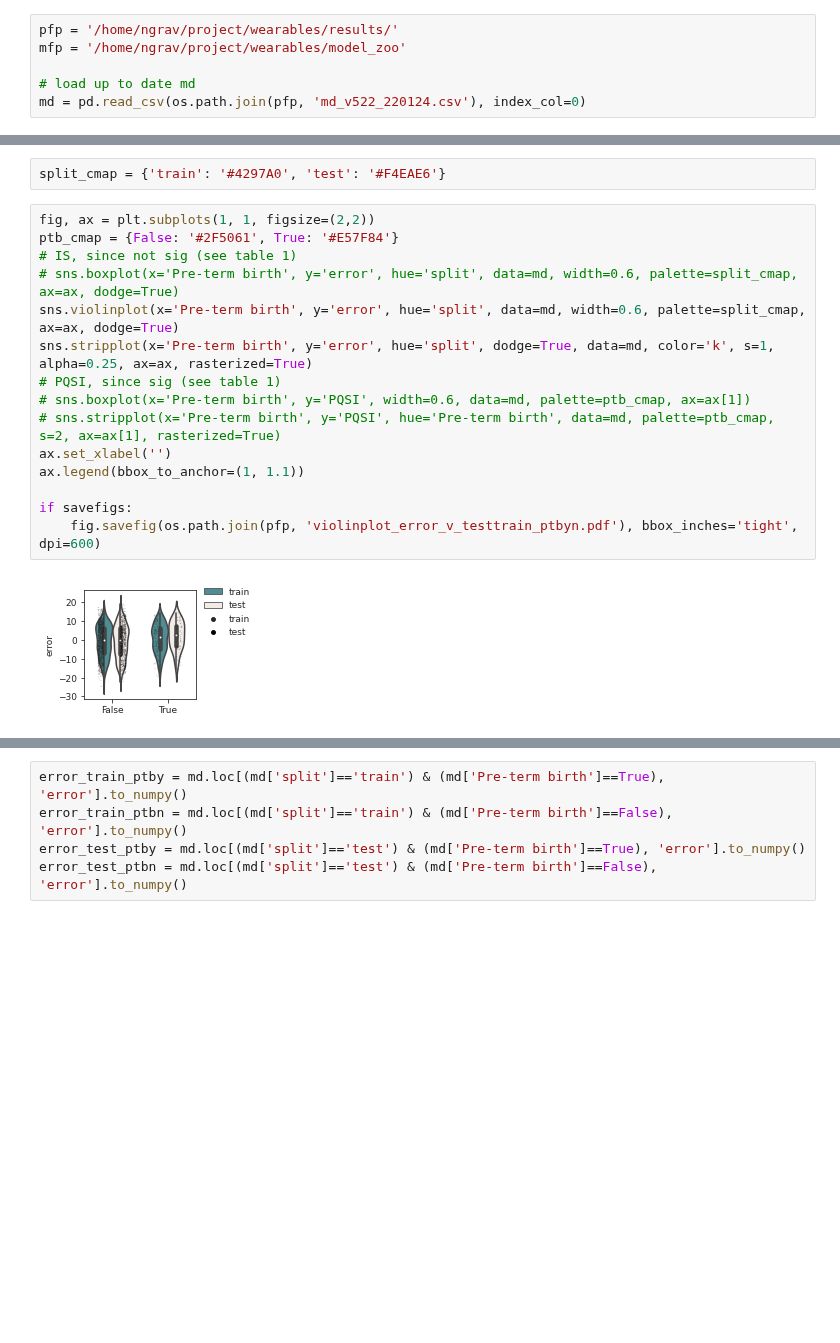
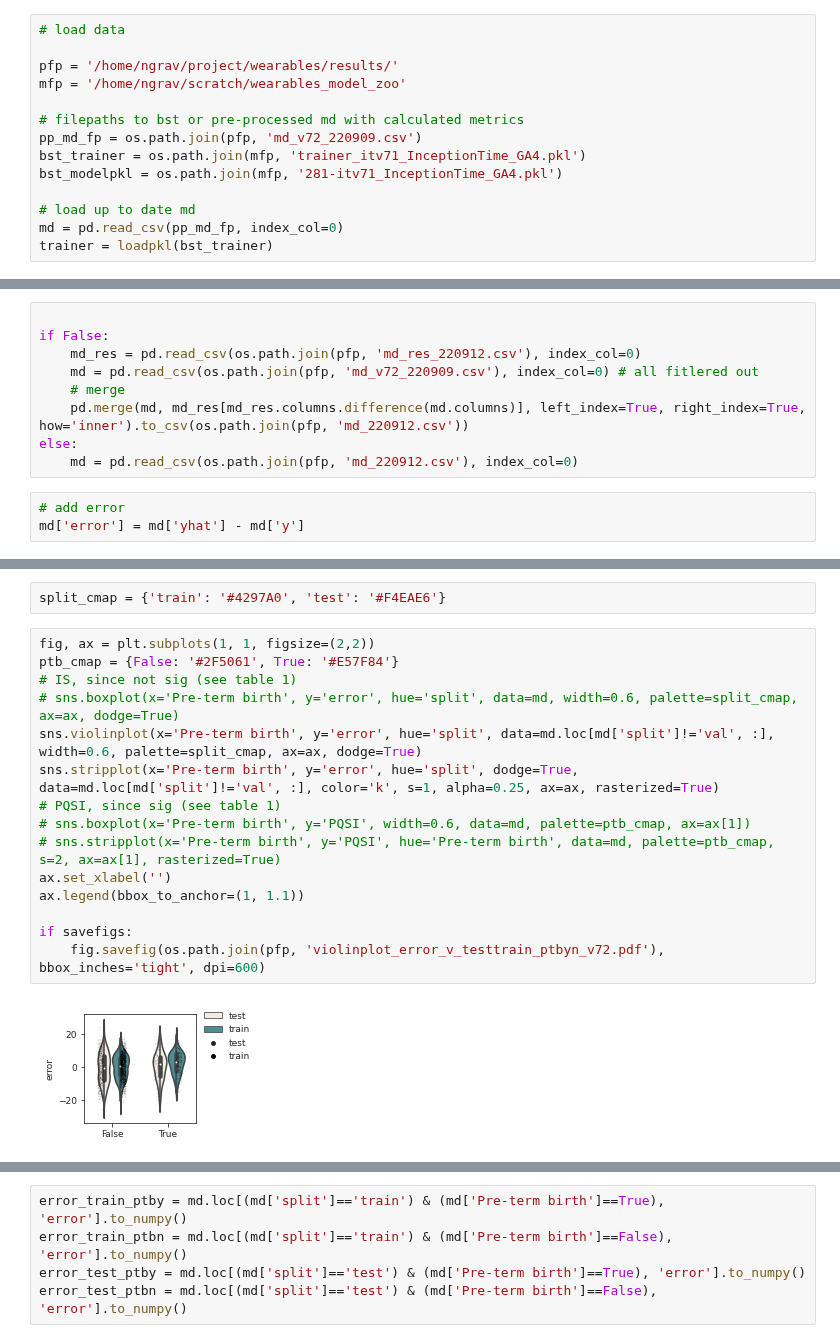
Before and after one commit to nealgravindra/wearables, a Jupyter notebook: notebooks/modelcmp_collect_csvs_v72.ipynb, the cells around one changed output, grey strips where cells are left out. Saved outputs shown, nothing was run; the diff lists cells and outputs as text; blank space fills up the shorter version.

```diff
--- a/notebooks/modelcmp_collect_csvs_v72.ipynb
+++ b/notebooks/modelcmp_collect_csvs_v72.ipynb
@@ -320,6 +300,14 @@ sns.scatterplot(x='MAE', y='Rho', hue='Model', data=results, palette=model_cmap,
 # %%
+# load data
+
 pfp = '/home/ngrav/project/wearables/results/'
-mfp = '/home/ngrav/project/wearables/model_zoo'
+mfp = '/home/ngrav/scratch/wearables_model_zoo'
+
+# filepaths to bst or pre-processed md with calculated metrics
+pp_md_fp = os.path.join(pfp, 'md_v72_220909.csv')
+bst_trainer = os.path.join(mfp, 'trainer_itv71_InceptionTime_GA4.pkl')
+bst_modelpkl = os.path.join(mfp, '281-itv71_InceptionTime_GA4.pkl')
 
 # load up to date md
-md = pd.read_csv(os.path.join(pfp, 'md_v522_220124.csv'), index_col=0)
+md = pd.read_csv(pp_md_fp, index_col=0)
+trainer = loadpkl(bst_trainer)
@@ -444,3 +470,15 @@ bst_trainer = os.path.join(mfp, 'trainer_itv52_InceptionTime_GA5.pkl')
+# %%
+
+if False:
+    md_res = pd.read_csv(os.path.join(pfp, 'md_res_220912.csv'), index_col=0)
+    md = pd.read_csv(os.path.join(pfp, 'md_v72_220909.csv'), index_col=0) # all fitlered out
+    # merge
+    pd.merge(md, md_res[md_res.columns.difference(md.columns)], left_index=True, right_index=True, how='inner').to_csv(os.path.join(pfp, 'md_220912.csv'))
+else:
+    md = pd.read_csv(os.path.join(pfp, 'md_220912.csv'), index_col=0)
+# %%
+# add error
+md['error'] = md['yhat'] - md['y']
 # %%
 savefigs = True
 # %%
@@ -448,17 +486,17 @@ split_cmap = {'train': '#4297A0', 'test': '#F4EAE6'}
 # %%
 fig, ax = plt.subplots(1, 1, figsize=(2,2))
 ptb_cmap = {False: '#2F5061', True: '#E57F84'}
 # IS, since not sig (see table 1)
 # sns.boxplot(x='Pre-term birth', y='error', hue='split', data=md, width=0.6, palette=split_cmap, ax=ax, dodge=True)
-sns.violinplot(x='Pre-term birth', y='error', hue='split', data=md, width=0.6, palette=split_cmap, ax=ax, dodge=True)
-sns.stripplot(x='Pre-term birth', y='error', hue='split', dodge=True, data=md, color='k', s=1, alpha=0.25, ax=ax, rasterized=True)
+sns.violinplot(x='Pre-term birth', y='error', hue='split', data=md.loc[md['split']!='val', :], width=0.6, palette=split_cmap, ax=ax, dodge=True)
+sns.stripplot(x='Pre-term birth', y='error', hue='split', dodge=True, data=md.loc[md['split']!='val', :], color='k', s=1, alpha=0.25, ax=ax, rasterized=True)
 # PQSI, since sig (see table 1)
 # sns.boxplot(x='Pre-term birth', y='PQSI', width=0.6, data=md, palette=ptb_cmap, ax=ax[1])
 # sns.stripplot(x='Pre-term birth', y='PQSI', hue='Pre-term birth', data=md, palette=ptb_cmap, s=2, ax=ax[1], rasterized=True)
 ax.set_xlabel('')
 ax.legend(bbox_to_anchor=(1, 1.1))
 
 if savefigs:
-    fig.savefig(os.path.join(pfp, 'violinplot_error_v_testtrain_ptbyn.pdf'), bbox_inches='tight', dpi=600)
+    fig.savefig(os.path.join(pfp, 'violinplot_error_v_testtrain_ptbyn_v72.pdf'), bbox_inches='tight', dpi=600)
 # %% [output]
-[figure, old version]
+[figure, new version]
```
Also changed, not shown: parts of 45 cells of this notebook, 6 other files.
